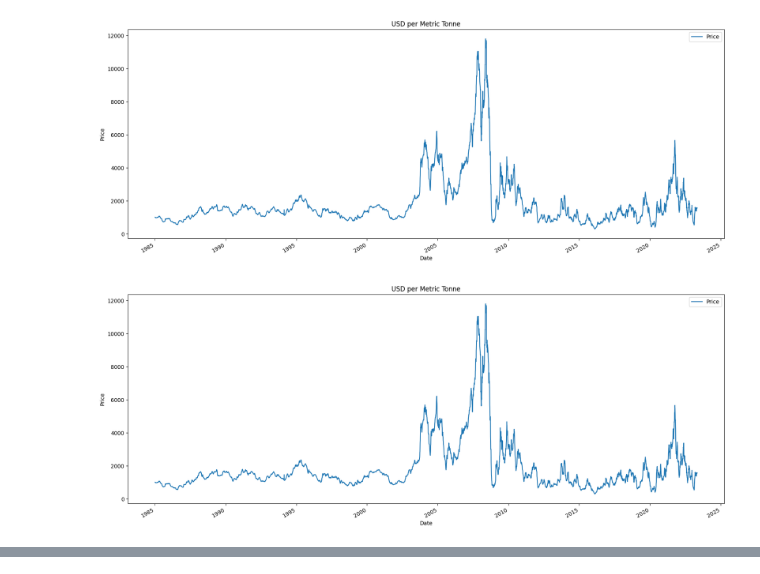
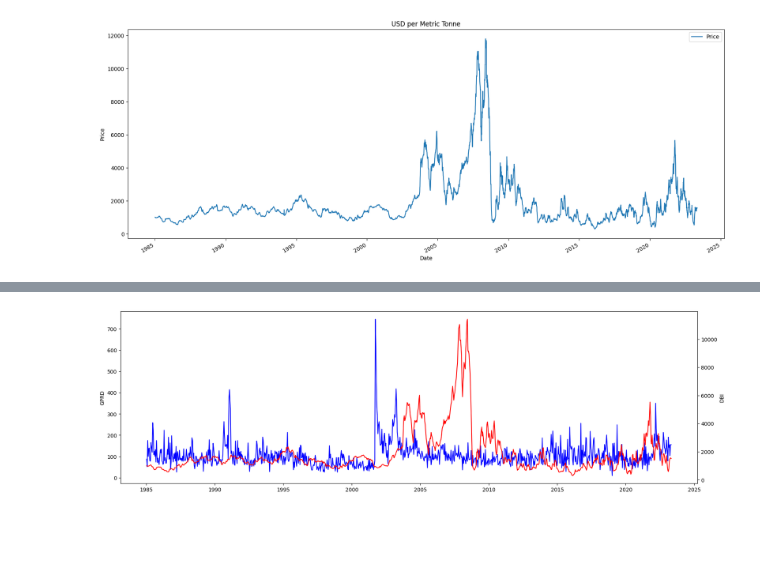
Before and after one commit to abaskon/Thesis, a Jupyter notebook: GPR_and_DBI.ipynb, the cells around one changed output, grey strips where cells are left out. Drawn from its saved outputs; the diff is of its cells as text; code cells hidden in the pictures; blank space fills up the shorter version.

```diff
--- a/GPR_and_DBI.ipynb
+++ b/GPR_and_DBI.ipynb
@@ -76,13 +85,42 @@ plotgraph(DBI,'Date','Price')
 # concatenate the two tables based on the 'date' column
 DBI = pd.concat([dbi1, dbi2]).drop_duplicates(subset='Date')
 DBI = DBI.sort_values(by='Date', ascending=False)
-# %%
-plotgraph(DBI,'Date','Price')
-# %% [output]
-[figure, removed]
 # %%
 # Plotly line plot
 fig = go.Figure(data=[go.Scatter(x=DBI['Date'], y=DBI['Price'])])
 fig.show()
 # %% [output]
 [interactive output not drawn]
+# %%
+
+# Merge the two DataFrames based on the common x value
+merged_df = pd.merge(DBI, GPR, on='Date')
+
+# select every third row
+merged_df = merged_df.iloc[::10, :]
+
+import pandas as pd
+import matplotlib.pyplot as plt
+
+
+# create a figure and axis objects
+fig, ax1 = plt.subplots(figsize=(20, 6))
+
+# plot the 'A' column on the first y-axis
+ax1.plot(merged_df.Date, merged_df['GPRD'], color='blue')
+ax1.set_ylabel('GPRD')
+
+# create a second y-axis object
+ax2 = ax1.twinx()
+
+# plot the 'B' column on the second y-axis
+ax2.plot(merged_df.Date, merged_df['Price'], color='red')
+ax2.set_ylabel('DBI')
+
+# normalize the two y-axis scales
+
+
+# display the plot
+plt.show()
+# %% [output]
+[figure, added]
```
Also changed, not shown: parts of 9 cells of this notebook.
